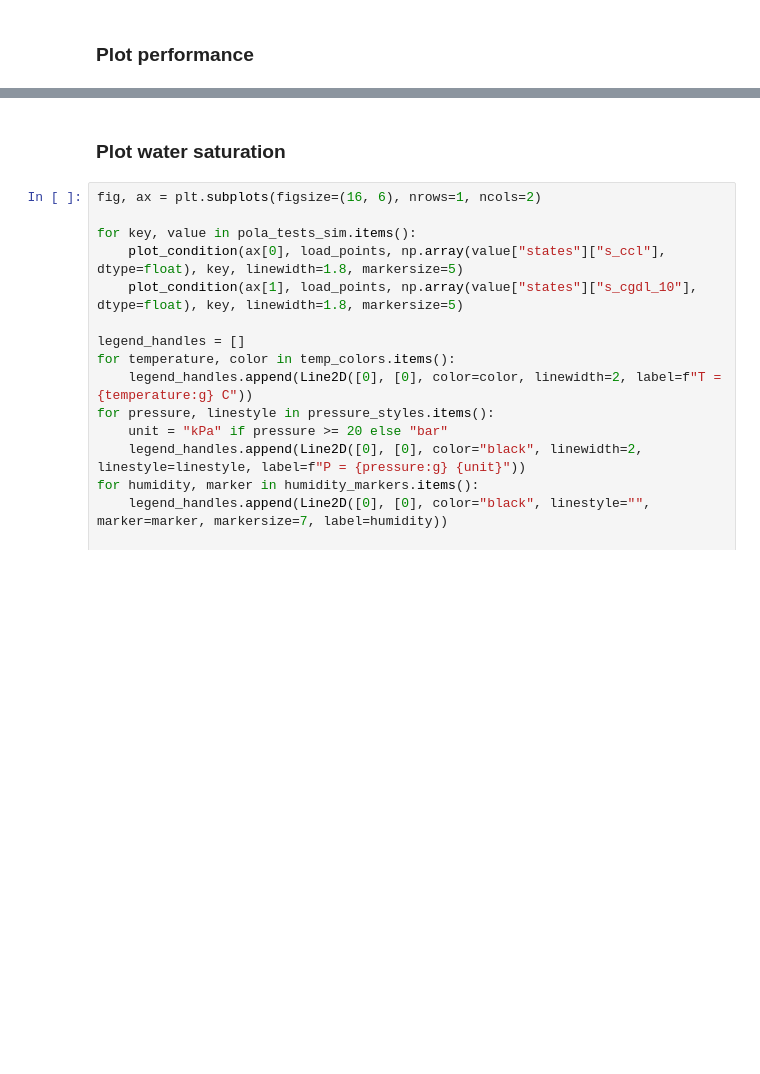
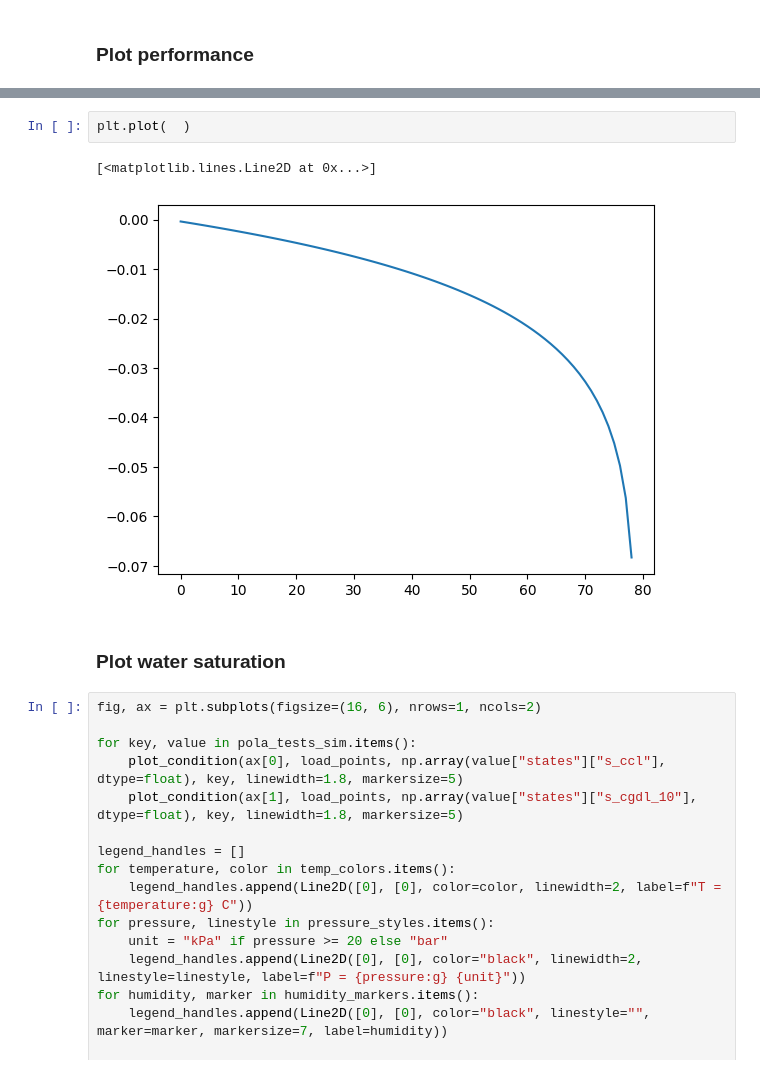
Before and after one commit to YuKwanH/DS-AlphaPEM, a Jupyter notebook: simulation/polar_test/all_cond 50A dyn.ipynb, the cells around one changed output, grey strips where cells are left out. Drawn from its saved outputs; the diff is of its cells as text; blank space fills up the shorter version.

```diff
--- a/simulation/polar_test/all_cond 50A dyn.ipynb
+++ b/simulation/polar_test/all_cond 50A dyn.ipynb
@@ -239,3 +257,8 @@ plt.show()
+# %%
+plt.plot(  )
+# %% [output]
+[<matplotlib.lines.Line2D at 0x...>]
+[figure, added]
 # %% [markdown]
 ### Plot water saturation
 # %%
```
Also changed, not shown: parts of 6 cells of this notebook, 7 other files.
